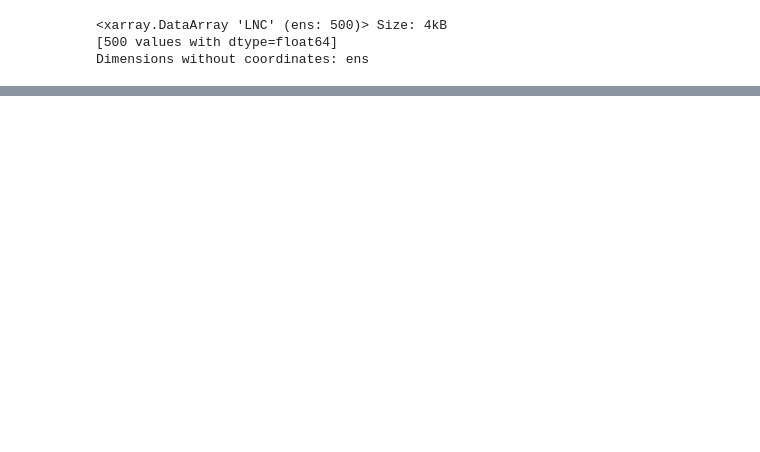
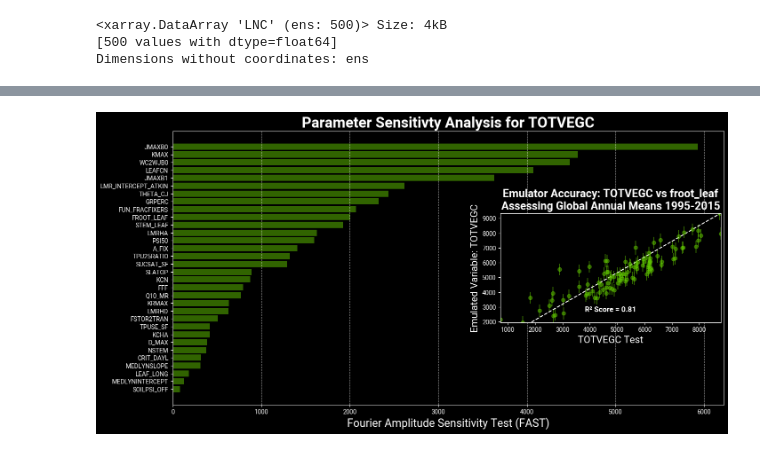
Before and after one commit to GaiaFuture/Prototype, a Jupyter notebook: final_workflow.ipynb, the cells around one changed output, grey strips where cells are left out. Drawn from its saved outputs; the diff is of its cells as text; code cells hidden in the pictures; blank space fills up the shorter version.

```diff
--- a/final_workflow.ipynb
+++ b/final_workflow.ipynb
@@ -33,4 +34,4 @@ Scheduler-d979bb67-c582-4d71-86e8-09341181261a
 | Started: Just now | Total memory: 0 B |
 Workers
 # %%
-param, var, param_name, var_name = read_n_wrangle('leafcn','LNC','1995-2015')
+param, var, param_name, var_name = read_n_wrangle('leafcn','GPP','1995-2015')
@@ -37,3 +48,5 @@ param, var, param_name, var_name = read_n_wrangle('leafcn','LNC','1995-2015')
+# %%
+param4, var4, param_name4, var_name4= read_n_wrangle('froot_leaf','TOTVEGC','1995-2015')
 # %%
 var_name
 # %% [output]
@@ -284,0 +327,4 @@ def plot_FAST_accuracy(gpr_model, r2_emulator, y_test, y_pred, y_std):
+# %%
+plot_FAST_accuracy(results_dict, var_name4, param_name4, '1995-2015')
+# %% [output]
+[figure, added]
```
Also changed, not shown: parts of 17 cells of this notebook, 9 other files.
